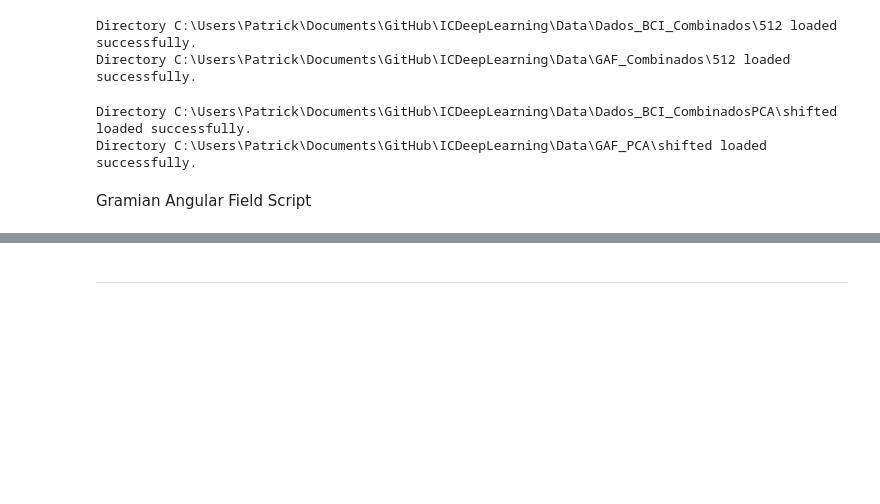
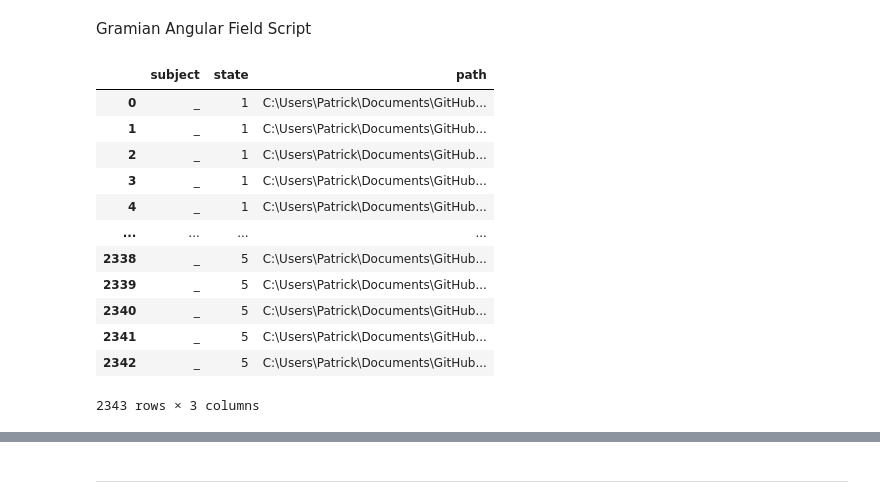
Before and after one commit to patrick-oliveira/ICDeepLearning, a Jupyter notebook: Codigos/Análise de BCI/Gramian Angular Field.ipynb, the cells around one changed output, grey strips where cells are left out. Cells and saved outputs as stored; diff of their text form; code cells hidden in the pictures; blank space fills up the shorter version.

```diff
--- a/Codigos/Análise de BCI/Gramian Angular Field.ipynb
+++ b/Codigos/Análise de BCI/Gramian Angular Field.ipynb
@@ -35,23 +28,19 @@ def read_data(dataframe, ind):
-# %%
-dataType = '512'
-#dataPath = path('/home/roboto/Documents/GitHub/ICDeepLearning/Data/Dados_BCI_Combinados')
-dataPath = path('C:\\Users\\Patrick\\Documents\\GitHub\\ICDeepLearning\\Data\\Dados_BCI_Combinados\\'+dataType)
-data = pd.read_csv('SSVEPDatasetCombined.csv')
-#figPath = path('/home/roboto/Documents/GitHub/ICDeepLearning/Data/GAF_Combinados')
-figPath = path('C:\\Users\\Patrick\\Documents\\GitHub\\ICDeepLearning\\Data\\GAF_Combinados\\'+dataType)
-# %% [output]
-Directory C:\Users\Patrick\Documents\GitHub\ICDeepLearning\Data\Dados_BCI_Combinados\512 loaded successfully.
-Directory C:\Users\Patrick\Documents\GitHub\ICDeepLearning\Data\GAF_Combinados\512 loaded successfully.
-# %%
-dataType = 'shifted'
-#dataPath = path('/home/roboto/Documents/GitHub/ICDeepLearning/Data/Dados_BCI_CombinadosPCA/'+dataType)
-dataPath = path('C:\\Users\\Patrick\\Documents\\GitHub\\ICDeepLearning\\Data\\Dados_BCI_CombinadosPCA\\'+dataType)
-data = pd.read_csv('SSVEPDatasetPCA.csv')
-#figPath = path('/home/roboto/Documents/GitHub/ICDeepLearning/Data/GAF_PCA/'+dataType)
-figPath = path('C:\\Users\\Patrick\\Documents\\GitHub\\ICDeepLearning\\Data\\GAF_PCA\\'+dataType)
-# %% [output]
-Directory C:\Users\Patrick\Documents\GitHub\ICDeepLearning\Data\Dados_BCI_CombinadosPCA\shifted loaded successfully.
-Directory C:\Users\Patrick\Documents\GitHub\ICDeepLearning\Data\GAF_PCA\shifted loaded successfully.
 # %% [markdown]
 Gramian Angular Field Script
+# %%
+data
+# %% [output]
+|  | subject | state | path |
+| 0 | _ | 1 | C:\Users\Patrick\Documents\GitHub... |
+| 1 | _ | 1 | C:\Users\Patrick\Documents\GitHub... |
+| 2 | _ | 1 | C:\Users\Patrick\Documents\GitHub... |
+| 3 | _ | 1 | C:\Users\Patrick\Documents\GitHub... |
+| 4 | _ | 1 | C:\Users\Patrick\Documents\GitHub... |
+| ... | ... | ... | ... |
+| 2338 | _ | 5 | C:\Users\Patrick\Documents\GitHub... |
+| 2339 | _ | 5 | C:\Users\Patrick\Documents\GitHub... |
+| 2340 | _ | 5 | C:\Users\Patrick\Documents\GitHub... |
+| 2341 | _ | 5 | C:\Users\Patrick\Documents\GitHub... |
+| 2342 | _ | 5 | C:\Users\Patrick\Documents\GitHub... |
+2343 rows × 3 columns
 # %%
```
Also changed, not shown: parts of 8 cells of this notebook, 27 other files.
